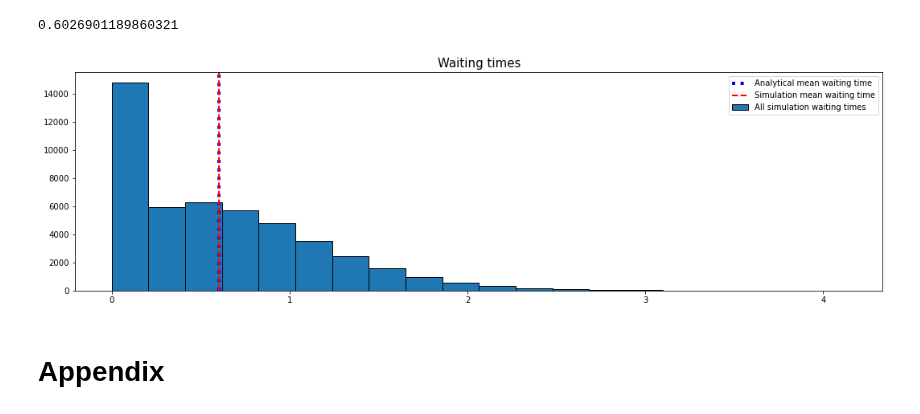
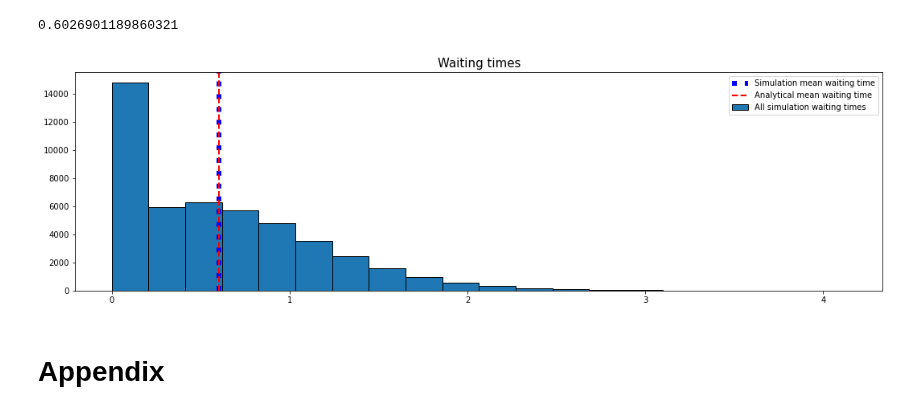
Before and after one commit to MichalisPanayides/Talks, a Jupyter notebook: PyCon - Namibia/main.ipynb, the cells around one changed output. Cells and saved outputs as stored; diff of their text form; code cells hidden in the pictures.

```diff
--- a/PyCon - Namibia/main.ipynb
+++ b/PyCon - Namibia/main.ipynb
@@ -300,12 +296,12 @@ simulation_waits = sum(simulation_waits, [])
 # %%
 plt.figure(figsize=(18,5))
 plt.hist(simulation_waits, ec="black", bins=20);
-plt.axvline(np.mean(simulation_waits), color="blue", linestyle="dotted", linewidth=4)
+plt.axvline(np.mean(simulation_waits), color="blue", linestyle="dotted", linewidth=6)
 plt.axvline(analytical_mean_wait, color="red", linestyle="dashed", linewidth=2)
-plt.legend(["Analytical mean waiting time", "Simulation mean waiting time", "All simulation waiting times"])
+plt.legend(["Simulation mean waiting time", "Analytical mean waiting time", "All simulation waiting times"])
 plt.title("Waiting times", fontsize=15);
 # %% [output]
-[figure, old version]
+[figure, new version]
 # %% [markdown]
 # Appendix
 # %%
```
Also changed, not shown: parts of 14 cells of this notebook, 5 other files.
